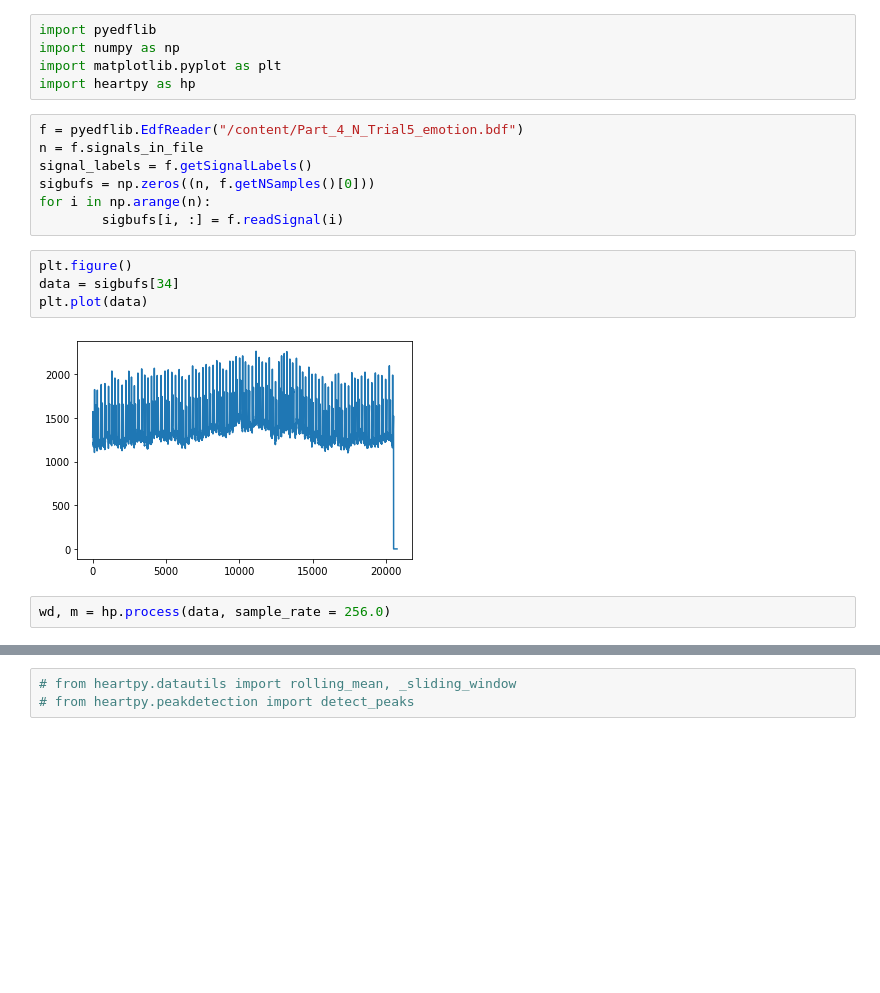
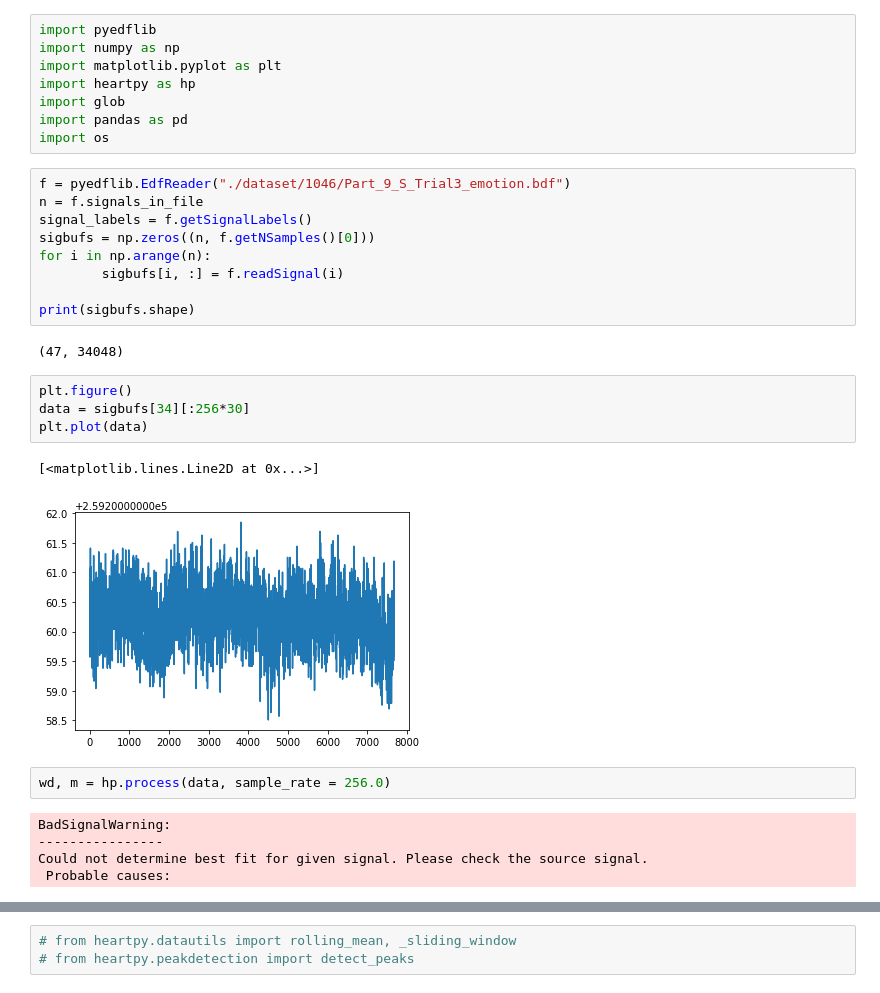
Before and after one commit to pouya-parsa/heart_rate_estimation, a Jupyter notebook: ECG_to_BPM.ipynb, the cells around one changed output, grey strips where cells are left out. Cells and saved outputs as stored; diff of their text form; blank space fills up the shorter version.

```diff
--- a/ECG_to_BPM.ipynb
+++ b/ECG_to_BPM.ipynb
@@ -18,21 +6,34 @@ import pyedflib
 import numpy as np
 import matplotlib.pyplot as plt
 import heartpy as hp
+import glob
+import pandas as pd
+import os
 # %%
-f = pyedflib.EdfReader("/content/Part_4_N_Trial5_emotion.bdf")
+f = pyedflib.EdfReader("./dataset/1046/Part_9_S_Trial3_emotion.bdf")
 n = f.signals_in_file
 signal_labels = f.getSignalLabels()
 sigbufs = np.zeros((n, f.getNSamples()[0]))
 for i in np.arange(n):
         sigbufs[i, :] = f.readSignal(i)
+
+print(sigbufs.shape)
+# %% [output]
+(47, 34048)
 # %%
 plt.figure()
-data = sigbufs[34]
+data = sigbufs[34][:256*30]
 plt.plot(data)
 # %% [output]
+[<matplotlib.lines.Line2D at 0x...>]
-[figure, old version]
+[figure, new version]
 # %%
 wd, m = hp.process(data, sample_rate = 256.0)
+# %% [output]
+BadSignalWarning:
+----------------
+Could not determine best fit for given signal. Please check the source signal.
+ Probable causes:
 # %%
 #set large figure
 plt.figure(figsize=(12,4))
```
Also changed, not shown: parts of 11 cells of this notebook, 1 other file.
